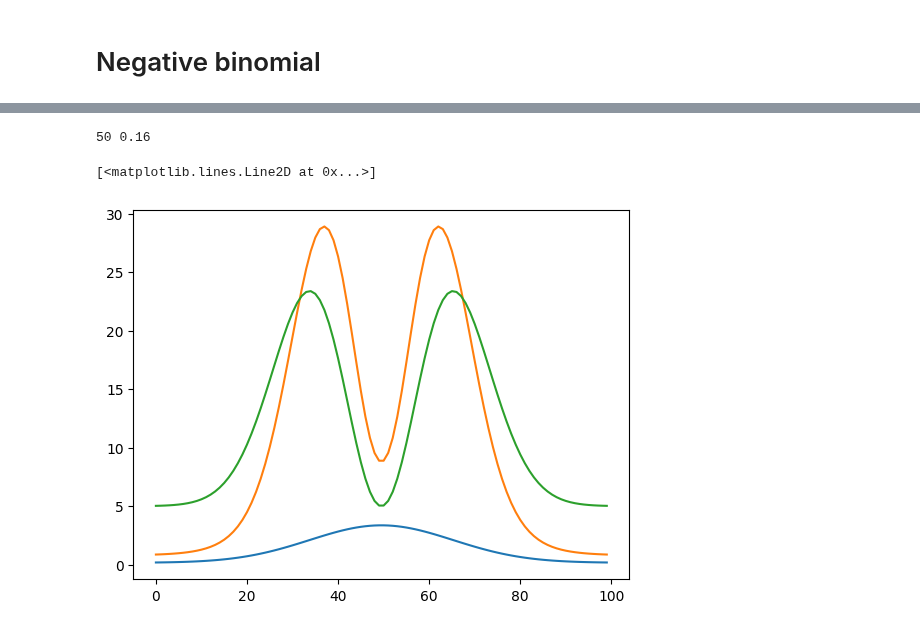
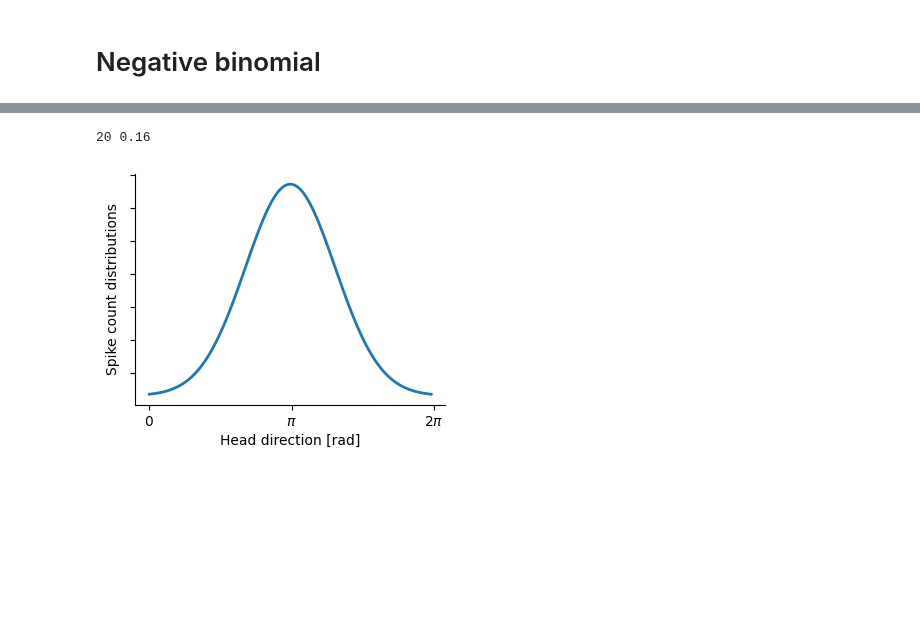
Before and after one commit to davindicode/UCM-interpret, a Jupyter notebook: analysis/synthetic_dataset.ipynb, the cells around one changed output, grey strips where cells are left out. Drawn from its saved outputs; the diff is of its cells as text; code cells hidden in the pictures; blank space fills up the shorter version.

```diff
--- a/analysis/synthetic_dataset.ipynb
+++ b/analysis/synthetic_dataset.ipynb
@@ -422,19 +422,26 @@ np.savez_compressed(data_dir+'/synthetic_negbinomial', name=synthetic_data['name
 # %%
 m = []
 f = []
 v = []
 
 print(r_max, dt*1e-3)
 
 for s in np.linspace(0, 2*np.pi, 100):
     m.append(mean_nbim(s, r_max=20))
     f.append(ff_nbim(s))
     v.append(ff_nbim(s)*mean_nbim(s))
 
-plt.plot(m)
-plt.plot(v)
-plt.plot(f)
+fig, ax = plt.subplots(figsize=(4,3))
+ax.plot(m, linewidth=2)
+ax.set_ylabel('Spike count distributions')
+ax.set_xlabel('Head direction [rad]')
+ax.set_xticks([0, 50, 100])
+ax.set_xticklabels([r'$0$', r'$\pi$', r'$2\pi$'])
+ax.spines[['top', 'right']].set_visible(False)
+ax.set_yticklabels([])
+fig.savefig("/homes/vn283/UCM-interpret/figures/mean_plot.pdf", format="pdf", bbox_inches="tight")
+#plt.plot(v)
+#plt.plot(f)
 # %% [output]
-50 0.16
+20 0.16
-[<matplotlib.lines.Line2D at 0x...>]
-[figure, old version]
+[figure, new version]
```
Also changed, not shown: parts of 1 cell of this notebook, 5 other files.
